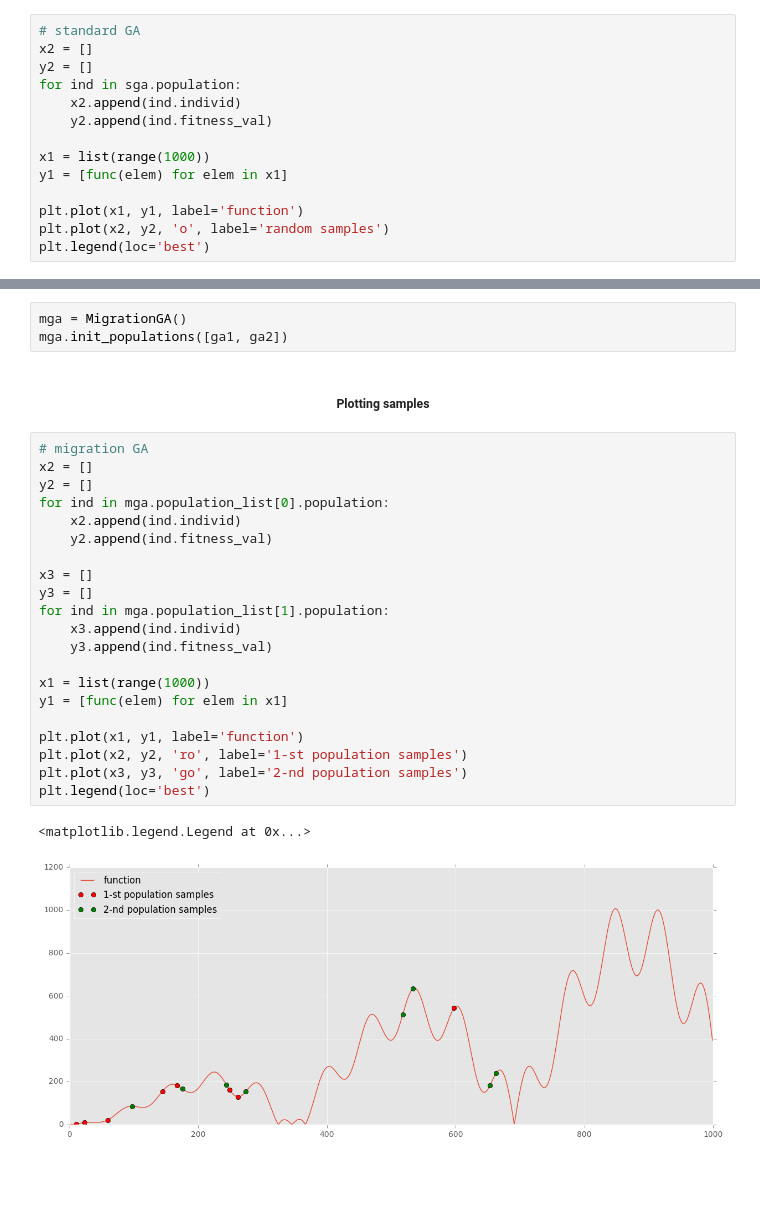
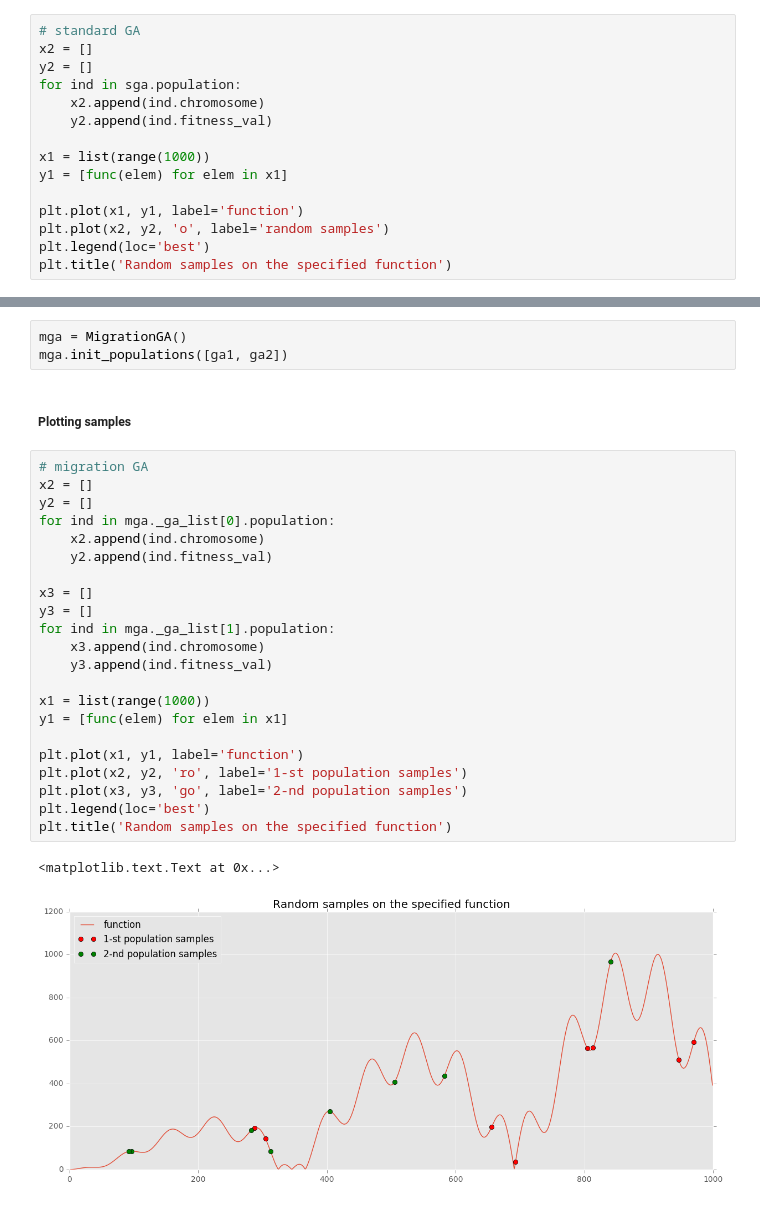
Before and after one commit to bobirdmi/genetic-algorithms, a Jupyter notebook: examples/example.ipynb, the cells around one changed output, grey strips where cells are left out. Cells and saved outputs as stored; diff of their text form; blank space fills up the shorter version.

```diff
--- a/examples/example.ipynb
+++ b/examples/example.ipynb
@@ -319,7 +327,7 @@ sga.init_random_population(population_size, 1, interval)
 x2 = []
 y2 = []
 for ind in sga.population:
-    x2.append(ind.individ)
+    x2.append(ind.chromosome)
     y2.append(ind.fitness_val)
 
 x1 = list(range(1000))
@@ -328,4 +336,5 @@ y1 = [func(elem) for elem in x1]
 plt.plot(x1, y1, label='function')
 plt.plot(x2, y2, 'o', label='random samples')
 plt.legend(loc='best')
+plt.title('Random samples on the specified function')
 # %% [output]
@@ -408,29 +418,30 @@ ga2.init_random_population(population_size - one_part, 1, interval)
 mga = MigrationGA()
 mga.init_populations([ga1, ga2])
 # %% [markdown]
-##### <center>Plotting samples</center>
+##### Plotting samples
 # %%
 # migration GA
 x2 = []
 y2 = []
-for ind in mga.population_list[0].population:
-    x2.append(ind.individ)
+for ind in mga._ga_list[0].population:
+    x2.append(ind.chromosome)
     y2.append(ind.fitness_val)
 
 x3 = []
 y3 = []
-for ind in mga.population_list[1].population:
-    x3.append(ind.individ)
+for ind in mga._ga_list[1].population:
+    x3.append(ind.chromosome)
     y3.append(ind.fitness_val)
 
 x1 = list(range(1000))
 y1 = [func(elem) for elem in x1]
 
 plt.plot(x1, y1, label='function')
 plt.plot(x2, y2, 'ro', label='1-st population samples')
 plt.plot(x3, y3, 'go', label='2-nd population samples')
 plt.legend(loc='best')
+plt.title('Random samples on the specified function')
 # %% [output]
-<matplotlib.legend.Legend at 0x...>
+<matplotlib.text.Text at 0x...>
-[figure, old version]
+[figure, new version]
 # %% [markdown]
```
Also changed, not shown: parts of 33 cells of this notebook, 4 other files.
